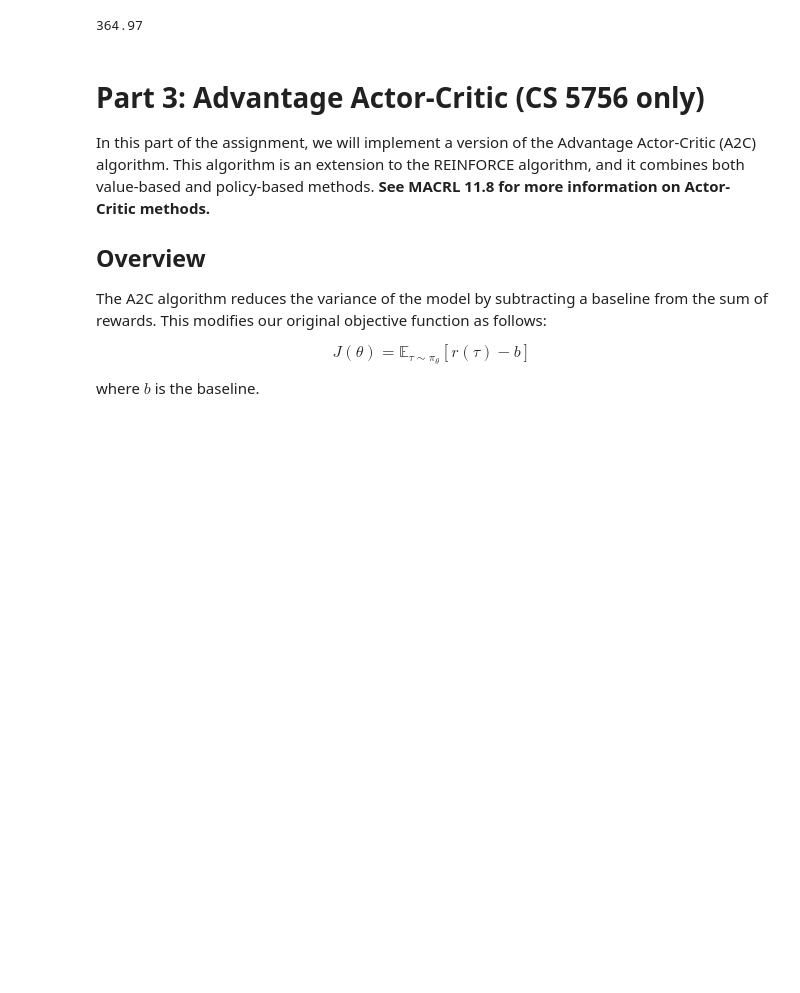
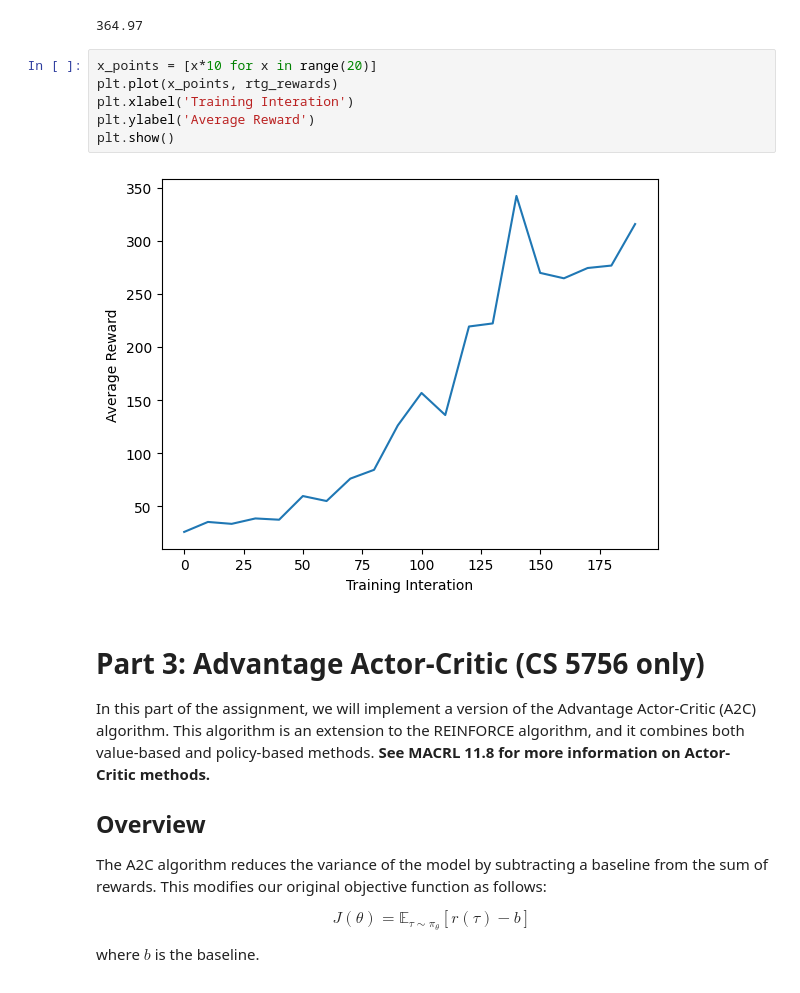
Before and after one commit to TunaDang/Robot, a Jupyter notebook: Policy_Gradient/CS4756_FA24_A4.ipynb, the cells around one changed output. Drawn from its saved outputs; the diff is of its cells as text; blank space fills up the shorter version.

```diff
--- a/Policy_Gradient/CS4756_FA24_A4.ipynb
+++ b/Policy_Gradient/CS4756_FA24_A4.ipynb
@@ -491,6 +491,14 @@ Video saved as reinforce_rtg.mp4
 reinforce_rtg.evaluate(100)
 # %% [output]
 364.97
+# %%
+x_points = [x*10 for x in range(20)]
+plt.plot(x_points, rtg_rewards)
+plt.xlabel('Training Interation')
+plt.ylabel('Average Reward')
+plt.show()
+# %% [output]
+[figure, added]
 # %% [markdown]
 # Part 3: Advantage Actor-Critic (CS 5756 only)
 
```
Also changed, not shown: parts of 6 cells of this notebook.
